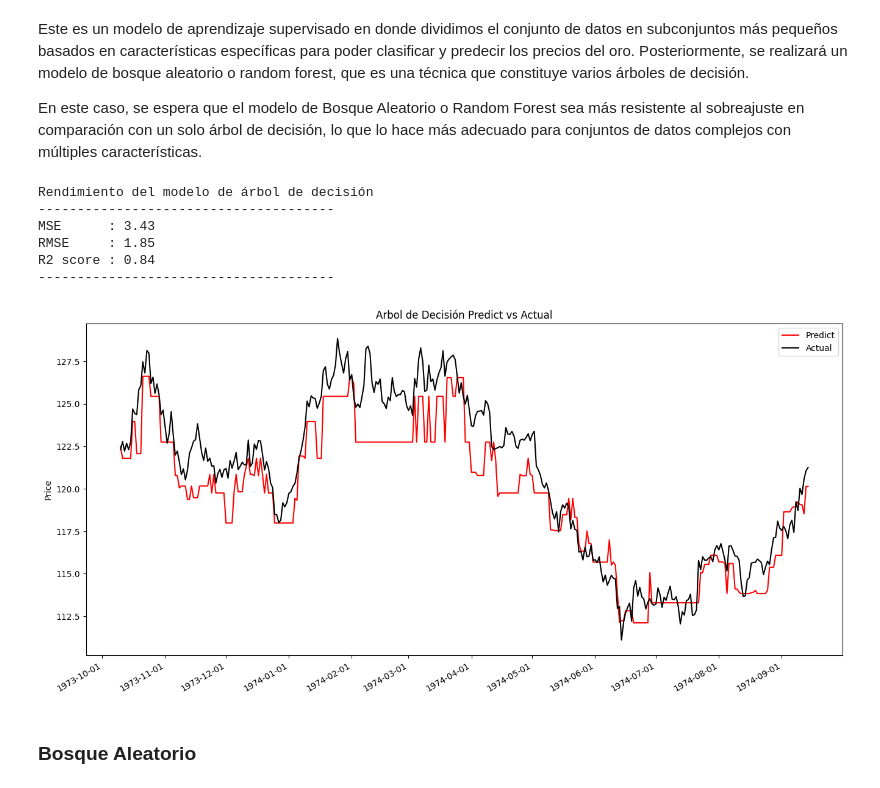
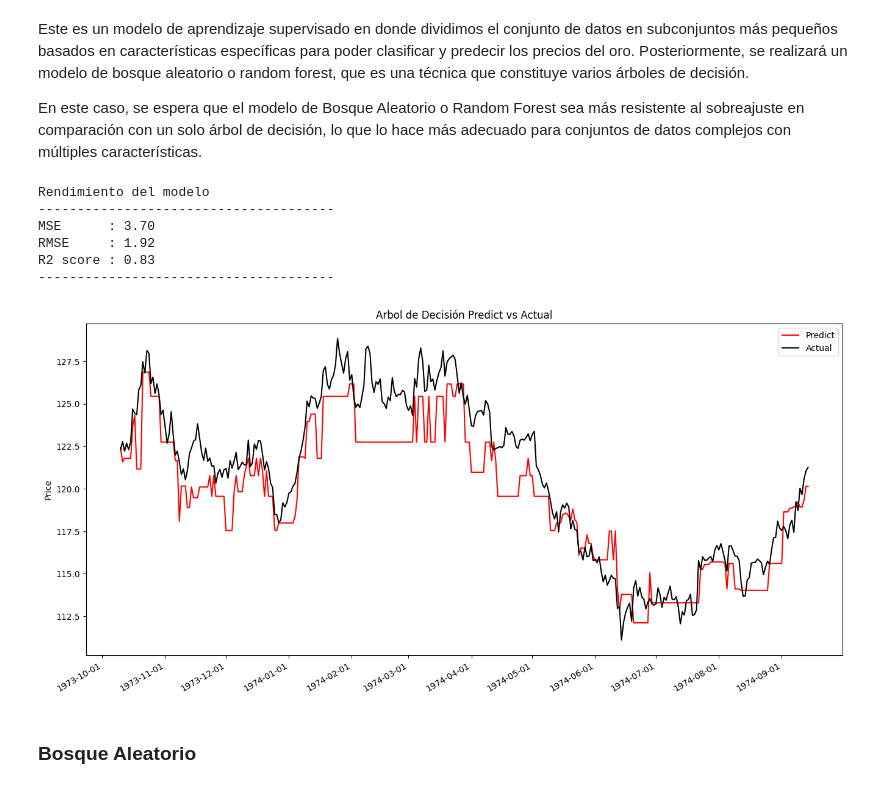
Before and after one commit to QuantConsulting/GOLD-FORECAST, a Jupyter notebook: notebooks/gold_prediction.ipynb, the cells around one changed output. Cells and saved outputs as stored; diff of their text form; code cells hidden in the pictures.

```diff
--- a/notebooks/gold_prediction.ipynb
+++ b/notebooks/gold_prediction.ipynb
@@ -751,17 +717,17 @@ def rendimiento_modelo_arbol(model, model_name, mse_dict, rmse_dict):
 # %%
 # Modelo de árbol de decisión
 tree_model = DecisionTreeRegressor()
 tree_model.fit(X_train, y_train)
 
 # Evaluación del modelo de árbol de decisión
-rendimiento_modelo_arbol(tree_model, "Arbol de Decisión", mse_dict, rmse_dict)
+rendimiento_modelo(tree_model, "Arbol de Decisión", mse_dict, rmse_dict)
 # %% [output]
-Rendimiento del modelo de árbol de decisión
+Rendimiento del modelo
 --------------------------------------
-MSE      : 3.43
-RMSE     : 1.85
-R2 score : 0.84
+MSE      : 3.70
+RMSE     : 1.92
+R2 score : 0.83
 --------------------------------------
-[figure, old version]
+[figure, new version]
 # %% [markdown]
 ### Bosque Aleatorio
```
Also changed, not shown: parts of 7 cells of this notebook.
